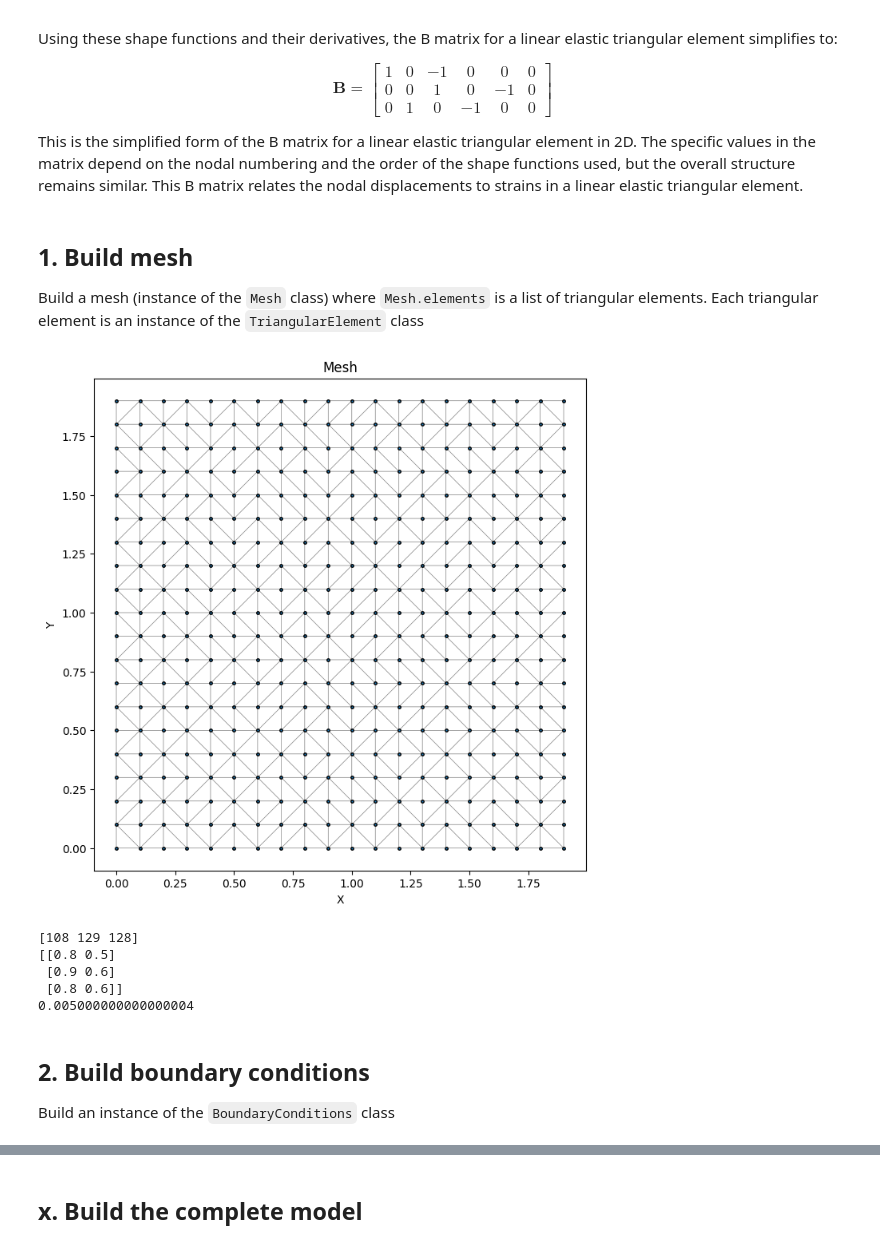
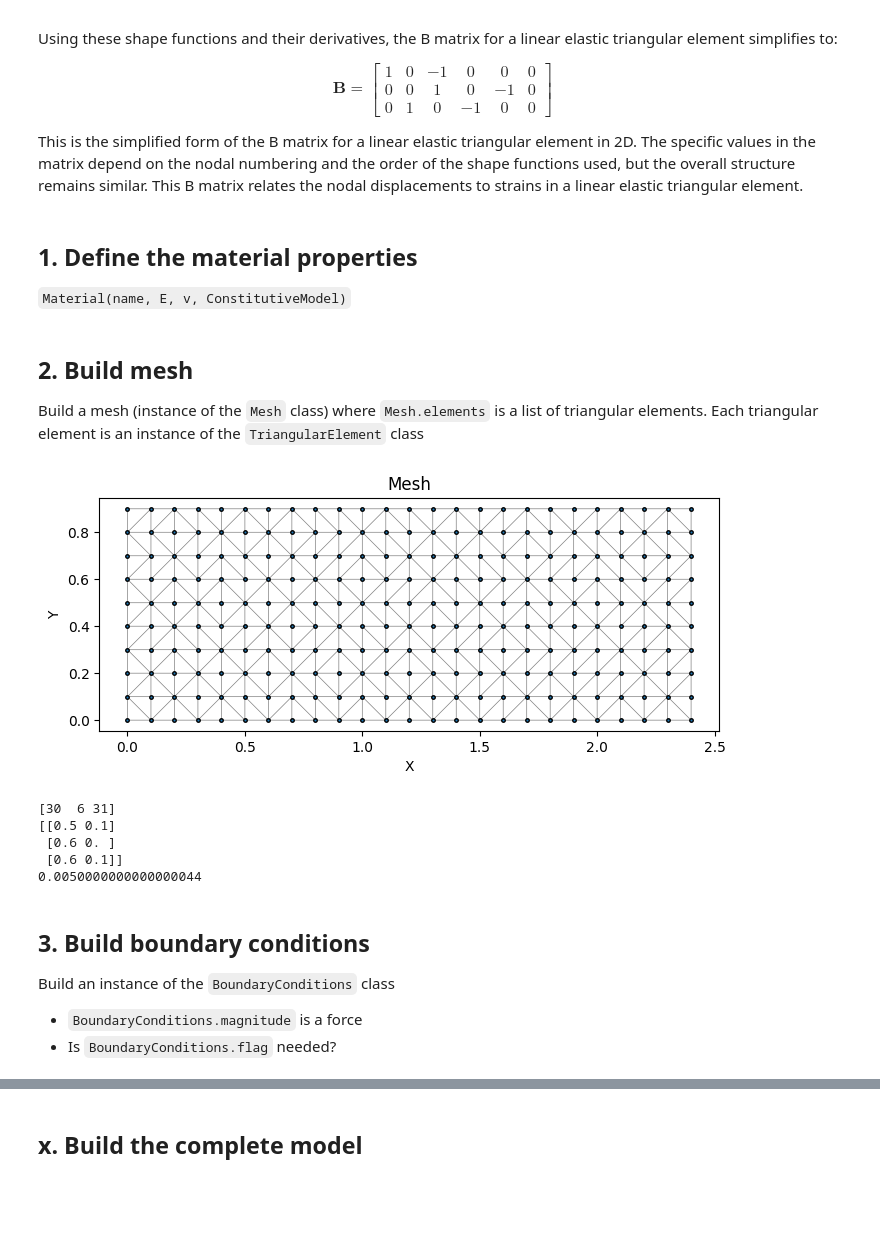
Before and after one commit to mark-hobbs/simplefea, a Jupyter notebook: 2d-plate-example.ipynb, the cells around one changed output, grey strips where cells are left out. Cells and saved outputs as stored; diff of their text form; code cells hidden in the pictures; blank space fills up the shorter version.

```diff
--- a/2d-plate-example.ipynb
+++ b/2d-plate-example.ipynb
@@ -108,8 +108,14 @@ import numpy as np
 import matplotlib.pyplot as plt
 
 import fea
+# %% [markdown]
+## 1. Define the material properties
+
+`Material(name, E, v, ConstitutiveModel)`
+# %%
+steel = fea.Material(E=200e9, v=0.28, constitutive_model=fea.LinearElasticModel)
 # %% [markdown]
-## 1. Build mesh
+## 2. Build mesh
 
 Build a mesh (instance of the `Mesh` class) where `Mesh.elements` is a list of triangular elements. Each triangular element is an instance of the `TriangularElement` class
 # %%
@@ -131,25 +137,28 @@ def build_nodes(dx, n_div_x, n_div_y):
     return nodes
 # %%
 dx = 0.1
-points = build_nodes(dx, 20, 20)
-mesh = fea.Mesh(points)
+points = build_nodes(dx, 25, 10)
+mesh = fea.Mesh(points, steel, t=dx)
 mesh.plot()
 # %% [output]
-[figure, old version]
+[figure, new version]
 # %%
 print(mesh.elements[1].nodes)
 print(mesh.elements[1].vertices)
 print(mesh.elements[1].area)
 # %% [output]
-[108 129 128]
-[[0.8 0.5]
- [0.9 0.6]
- [0.8 0.6]]
-0.005000000000000004
+[30  6 31]
+[[0.5 0.1]
+ [0.6 0. ]
+ [0.6 0.1]]
+0.0050000000000000044
 # %% [markdown]
-## 2. Build boundary conditions
+## 3. Build boundary conditions
 
 Build an instance of the `BoundaryConditions` class
+
+- `BoundaryConditions.magnitude` is a force
+- Is `BoundaryConditions.flag` needed?
 # %%
 def build_boundary_conditions(particles, dx):
     bc_flag = np.zeros((len(particles), 2), dtype=np.intc)
```
Also changed, not shown: parts of 8 cells of this notebook, 1 other file.
